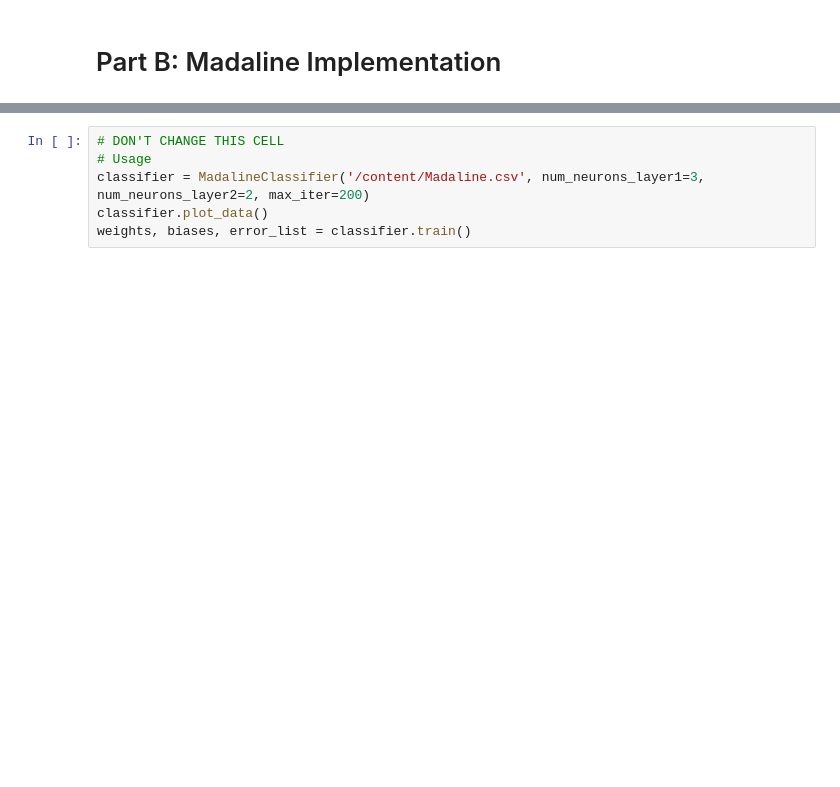
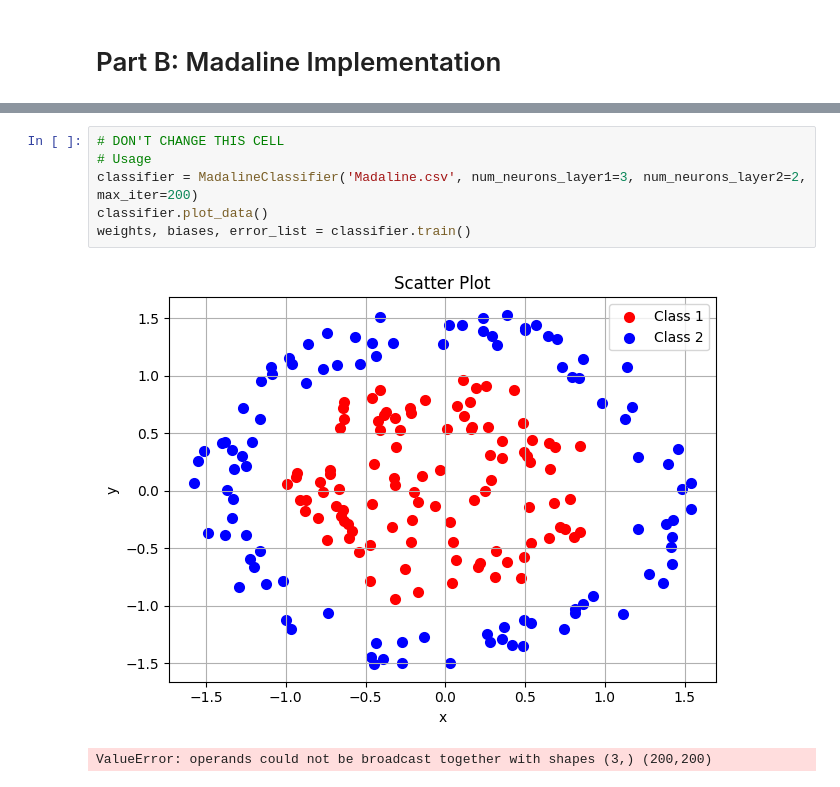
Before and after one commit to K-T-P/Computational-Intelligence-Course-Assignments, a Jupyter notebook: CI_HW1/Que4/Que4.ipynb, the cells around one changed output, grey strips where cells are left out. Cells and saved outputs as stored; diff of their text form; blank space fills up the shorter version.

```diff
--- a/CI_HW1/Que4/Que4.ipynb
+++ b/CI_HW1/Que4/Que4.ipynb
@@ -406,9 +472,12 @@ class MadalineClassifier:
 # %%
 # DON'T CHANGE THIS CELL
 # Usage
-classifier = MadalineClassifier('/content/Madaline.csv', num_neurons_layer1=3, num_neurons_layer2=2, max_iter=200)
+classifier = MadalineClassifier('Madaline.csv', num_neurons_layer1=3, num_neurons_layer2=2, max_iter=200)
 classifier.plot_data()
 weights, biases, error_list = classifier.train()
+# %% [output]
+[figure, added]
+ValueError: operands could not be broadcast together with shapes (3,) (200,200)
 # %%
 # DON'T CHANGE THIS CELL
 # Usage
```
Also changed, not shown: parts of 6 cells of this notebook, 3 other files.
